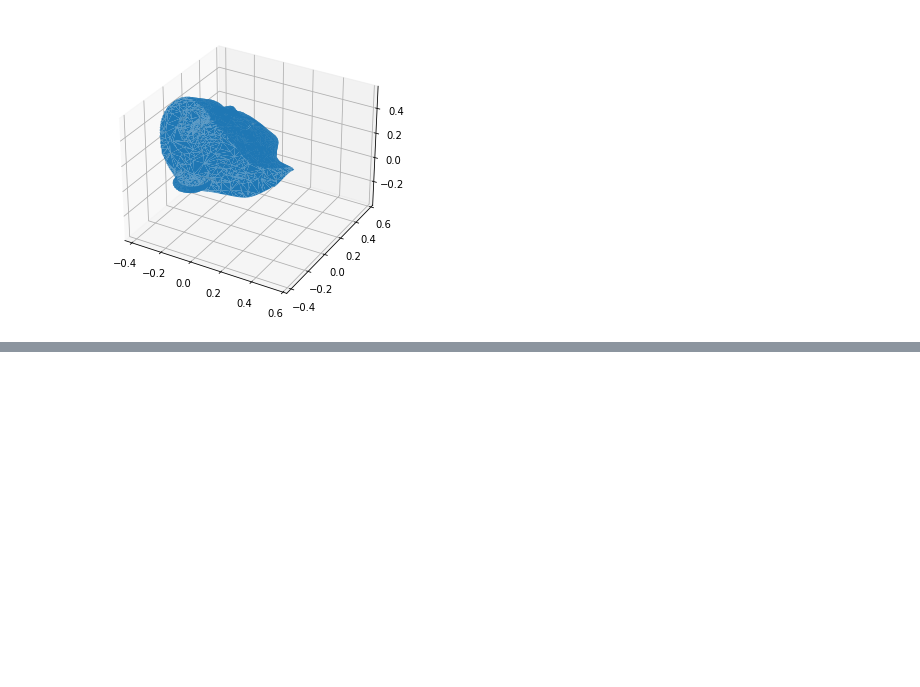
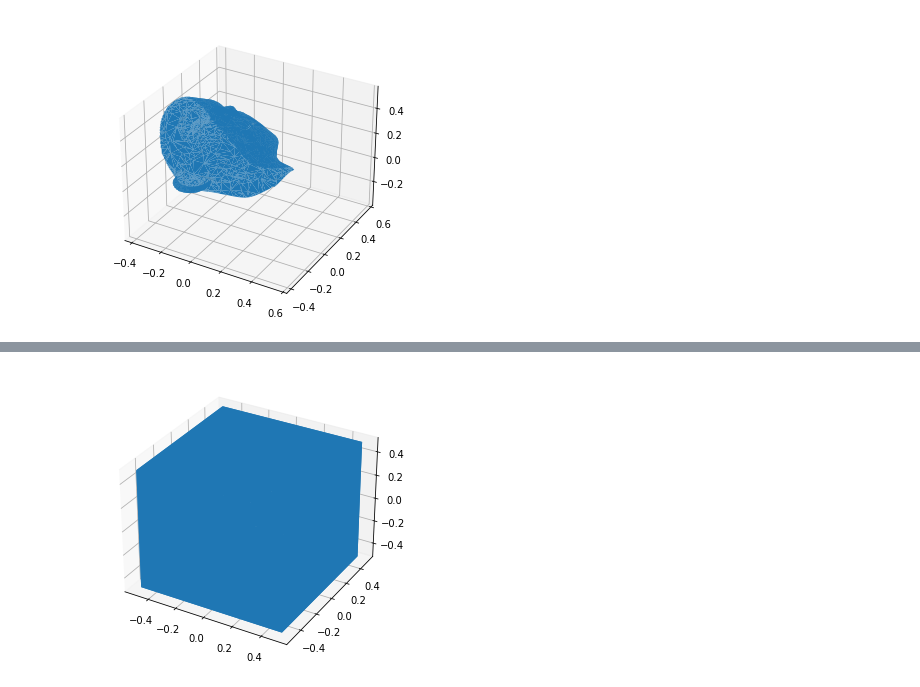
Before and after one commit to dash-xa/TreeHacks2021, a Jupyter notebook: ML/stl_experimentation.ipynb, the cells around one changed output, grey strips where cells are left out. Cells and saved outputs as stored; diff of their text form; code cells hidden in the pictures; blank space fills up the shorter version.

```diff
--- a/ML/stl_experimentation.ipynb
+++ b/ML/stl_experimentation.ipynb
@@ -136,0 +157,66 @@ your_mesh.save('3d_files/cdot_test_1_deci_smaller.stl')
+# %%
+import math
+import numpy
+
+# Create 3 faces of a cube
+data = numpy.zeros(6, dtype=mesh.Mesh.dtype)
+
+# Top of the cube
+data['vectors'][0] = numpy.array([[0, 1, 1],
+                                  [1, 0, 1],
+                                  [0, 0, 1]])
+data['vectors'][1] = numpy.array([[1, 0, 1],
+                                  [0, 1, 1],
+                                  [1, 1, 1]])
+# Front face
+data['vectors'][2] = numpy.array([[1, 0, 0],
+                                  [1, 0, 1],
+                                  [1, 1, 0]])
+data['vectors'][3] = numpy.array([[1, 1, 1],
+                                  [1, 0, 1],
+                                  [1, 1, 0]])
+# Left face
+data['vectors'][4] = numpy.array([[0, 0, 0],
+                                  [1, 0, 0],
+                                  [1, 0, 1]])
+data['vectors'][5] = numpy.array([[0, 0, 0],
+                                  [0, 0, 1],
+                                  [1, 0, 1]])
+
+# Since the cube faces are from 0 to 1 we can move it to the middle by
+# substracting .5
+data['vectors'] -= .5
+
+cube_back = mesh.Mesh(data.copy())
+cube_front = mesh.Mesh(data.copy())
+
+# Rotate 90 degrees over the X axis followed by the Y axis followed by the
+# X axis
+cube_back.rotate([0.5, 0.0, 0.0], math.radians(90))
+cube_back.rotate([0.0, 0.5, 0.0], math.radians(90))
+cube_back.rotate([0.5, 0.0, 0.0], math.radians(90))
+
+cube = mesh.Mesh(numpy.concatenate([
+    cube_back.data.copy(),
+    cube_front.data.copy(),
+]))
+
+# Optionally render the rotated cube faces
+from matplotlib import pyplot
+from mpl_toolkits import mplot3d
+
+# Create a new plot
+figure = pyplot.figure()
+axes = mplot3d.Axes3D(figure)
+
+# Render the cube
+axes.add_collection3d(mplot3d.art3d.Poly3DCollection(cube.vectors))
+
+# Auto scale to the mesh size
+scale = cube_back.points.flatten()
+axes.auto_scale_xyz(scale, scale, scale)
+
+# Show the plot to the screen
+pyplot.show()
+# %% [output]
+[figure, added]
```
Also changed, not shown: parts of 57 cells of this notebook, 19 other files.
